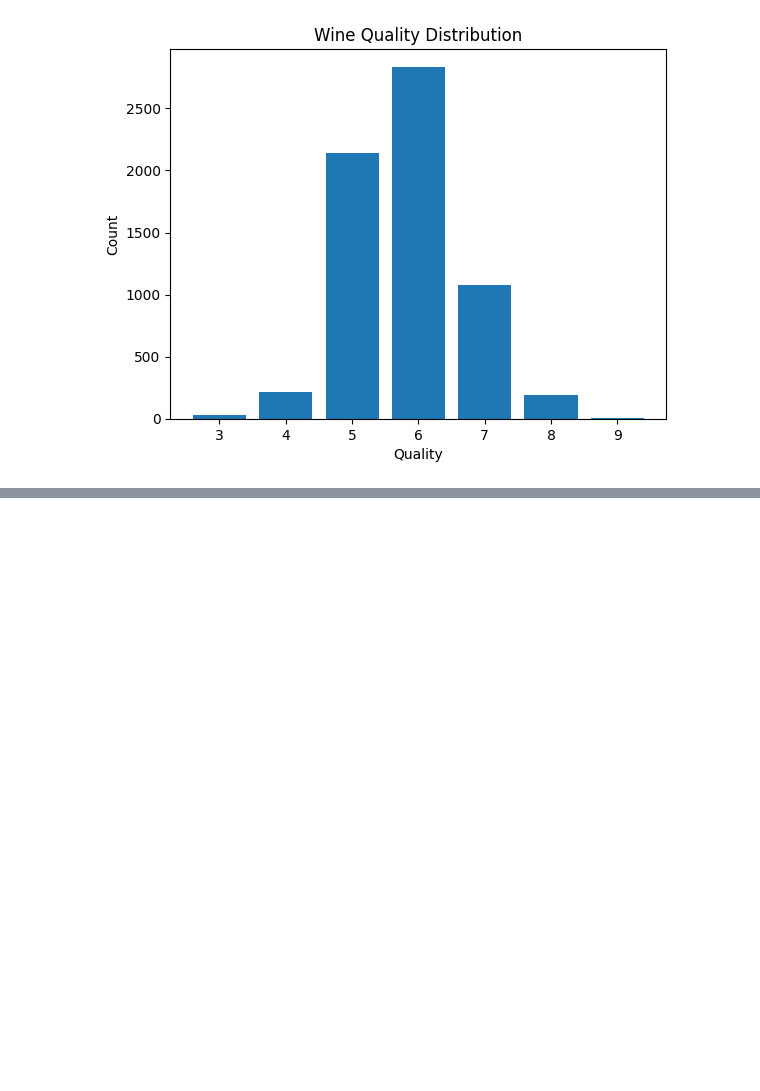
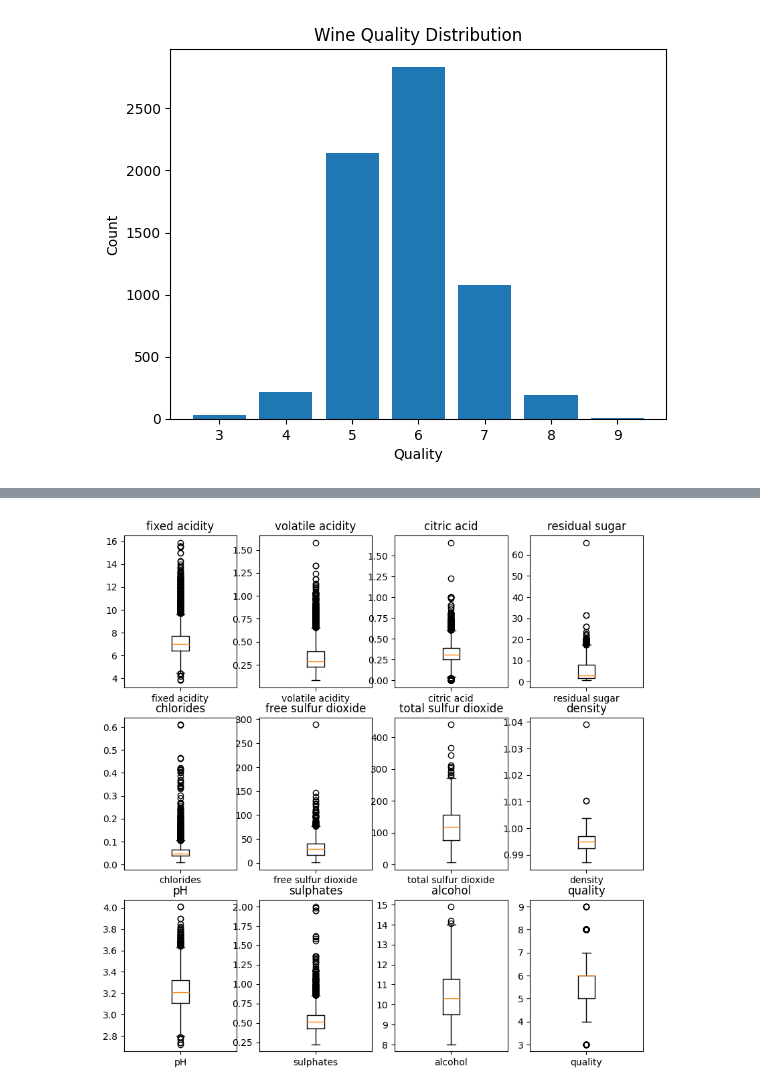
Before and after one commit to seon0415/BDA, a Jupyter notebook: 박서연29_0409_필수과제.ipynb, the cells around one changed output, grey strips where cells are left out. Saved outputs shown, nothing was run; the diff lists cells and outputs as text; code cells hidden in the pictures; blank space fills up the shorter version.

```diff
--- a/박서연29_0409_필수과제.ipynb
+++ b/박서연29_0409_필수과제.ipynb
@@ -465 +502,22 @@ plt.hist(wine['quality'])
+# %%
+#모든 칼럼의 분포 확인하기
+
+import matplotlib.gridspec as gridspec
+
+#컬럼 이름 리스트 생성
+wine_features = ['fixed acidity', 'volatile acidity', 'citric acid',
+       'residual sugar', 'chlorides', 'free sulfur dioxide',
+       'total sulfur dioxide', 'density', 'pH',
+        'sulphates', 'alcohol','quality']
+
+#그리드 생성
+fig, axs=plt.subplots(nrows=3, ncols=4, figsize=(10,10))
+
+#각 열에 대해 박스플롯 그리기
+for i,feature in enumerate(wine_features):
+    ax = axs.flat[i]  #서브플롯 위치
+    ax.boxplot(wine[feature], labels=[feature])
+    ax.set_title(f'{feature}')
+# %% [output]
+[figure, added]
 # %%
```
Also changed, not shown: parts of 16 cells of this notebook.
